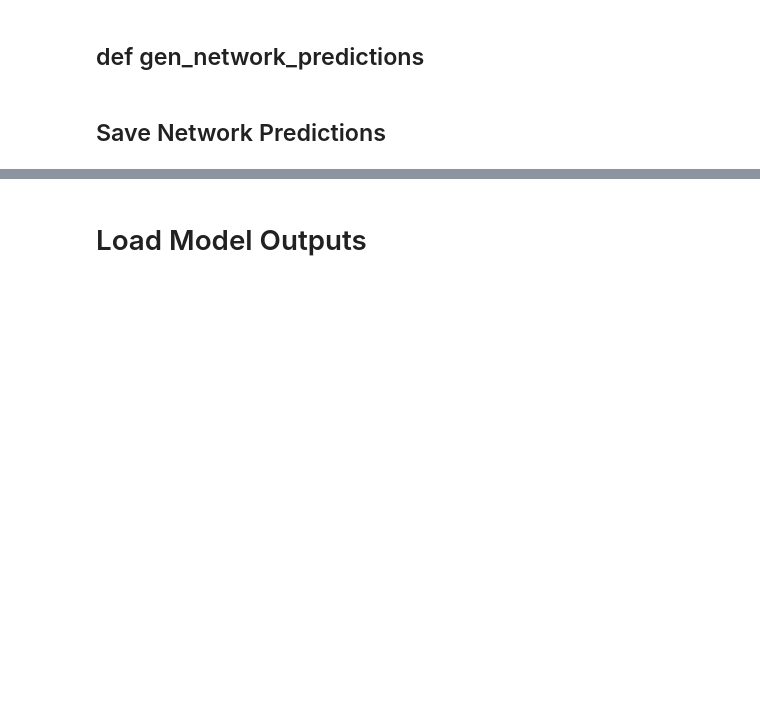
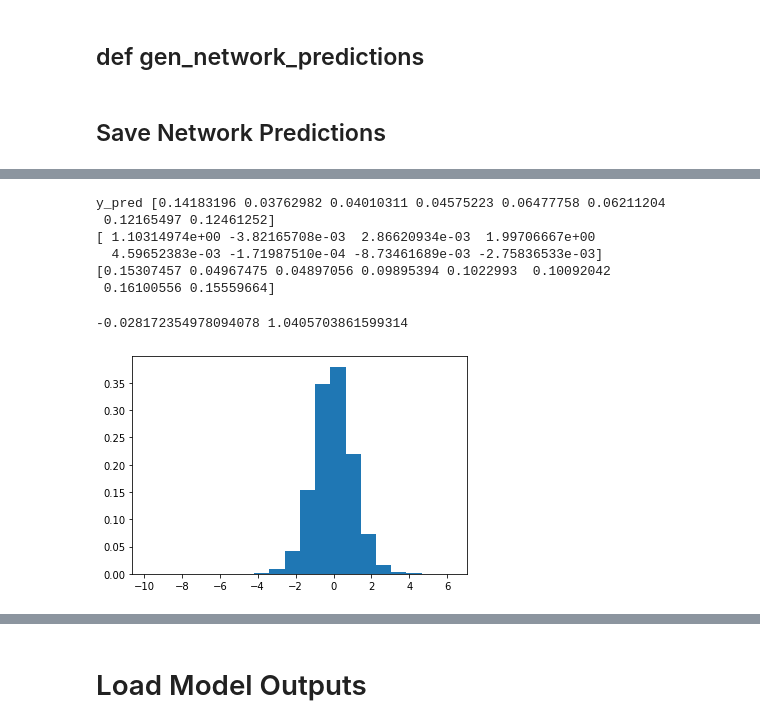
Before and after one commit to P-1884/paltas, a Jupyter notebook: Minimal Reproducible Notebook.ipynb, the cells around one changed output, grey strips where cells are left out. Drawn from its saved outputs; the diff is of its cells as text; code cells hidden in the pictures; blank space fills up the shorter version.

```diff
--- a/Minimal Reproducible Notebook.ipynb
+++ b/Minimal Reproducible Notebook.ipynb
@@ -1242,7 +555,10 @@ def reweighted_table(samples_list,weights_list,y_truth,file_name):
 ## Save Network Predictions
 # %%
 #y_test, y_pred, std_pred, prec_pred
-network_predictions = gen_network_predictions(test_folder=paltas_directory+'/paltas/example',norm_path=None,\
+
+network_predictions = gen_network_predictions(\
+                        test_folder=training_directory+'/validation/1',\
+                        norm_path=training_directory+'/training/1/norms.csv',\
                         learning_params=learning_params,\
                         loss_type=loss_function,
                         loss_func=loss_func,\
@@ -1255,5 +571,6 @@ def save_network_predictions(network_predictions,filename):
     np.save(filename+'_std_pred',network_predictions[2])
     np.save(filename+'_prec_pred',network_predictions[3])
 
-save_network_predictions(network_predictions,paltas_directory+'/paltas/example_predictions/example')
+save_network_predictions(network_predictions,\
+                         training_directory+'/validation/1/predictions')
 # %% [output]
@@ -1277,0 +594,21 @@ DATASET <_RepeatDataset element_spec=(TensorSpec(shape=(None, None, 1), dtype=tf
+# %%
+for p in [y_pred]:
+    print('y_pred',np.std(p,axis=0))
+
+for q in [train_mean,train_scatter]:#,network_prec]:
+    print(q)
+# %% [output]
+y_pred [0.14183196 0.03762982 0.04010311 0.04575223 0.06477758 0.06211204
+ 0.12165497 0.12461252]
+[ 1.10314974e+00 -3.82165708e-03  2.86620934e-03  1.99706667e+00
+  4.59652383e-03 -1.71987510e-04 -8.73461689e-03 -2.75836533e-03]
+[0.15307457 0.04967475 0.04897056 0.09895394 0.1022993  0.10092042
+ 0.16100556 0.15559664]
+# %%
+#y_test, y_pred, std_pred, prec_pred
+sig_away = ((network_predictions[0]-network_predictions[1])/network_predictions[2]).flatten()
+pl.hist(sig_away,bins=20,density=True)
+print(np.mean(sig_away),np.std(sig_away))
+# %% [output]
+-0.028172354978094078 1.0405703861599314
+[figure, added]
```
Also changed, not shown: parts of 24 cells of this notebook, 2 other files.
